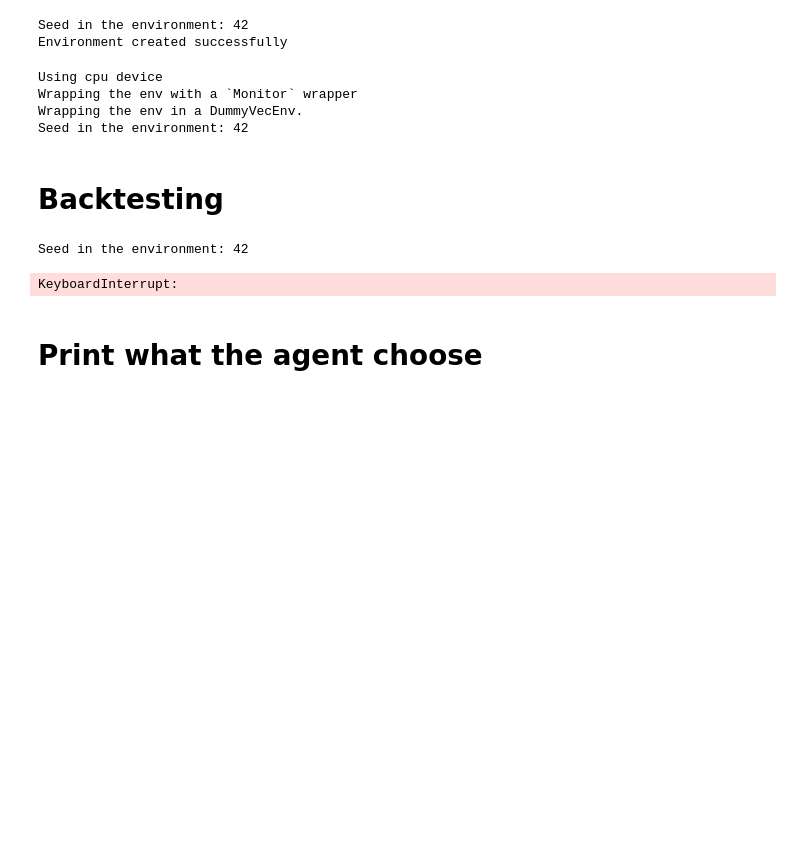
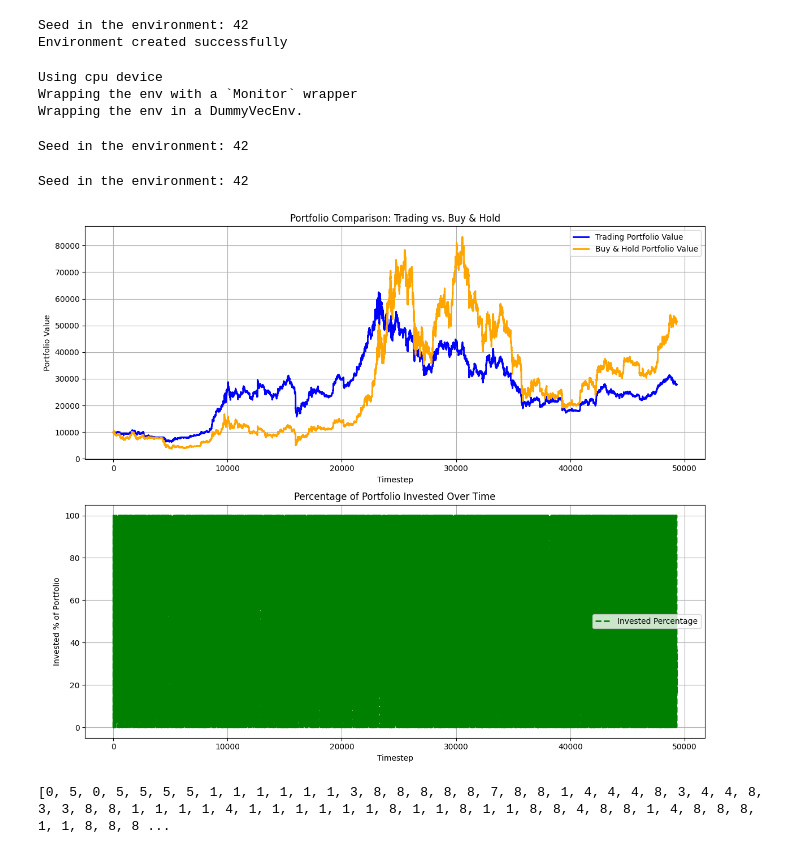
Before and after one commit to TrxtanF/Studienarbeit, a Jupyter notebook: Agents/DQN/DQN_Agent.ipynb, the cells around one changed output. Saved outputs shown, nothing was run; the diff lists cells and outputs as text; code cells hidden in the pictures; blank space fills up the shorter version.

```diff
--- a/Agents/DQN/DQN_Agent.ipynb
+++ b/Agents/DQN/DQN_Agent.ipynb
@@ -85,18 +215,26 @@ if(env is not None):
 # %% [output]
 Seed in the environment: 42
 Environment created successfully
+# %%
+# -------------------------------
+# DQN-Agenten initialisieren using Best Hyperparameters
+# -------------------------------
+best_params = study.best_trial.params
+model = DQN(
+    "MlpPolicy",
+    env,
+    verbose=1,
+    seed=SEED,
+    buffer_size=500_000,
+    learning_rate=best_params["learning_rate"],
+    gamma=best_params["gamma"],
+    batch_size=best_params["batch_size"]
+)
+# %% [output]
+Using cpu device
+Wrapping the env with a `Monitor` wrapper
+Wrapping the env in a DummyVecEnv.
 # %%
-# -------------------------------
-# DQN-Agenten initialisieren
-# -------------------------------
-model = DQN(
-    "MlpPolicy",
-    env,
-    verbose=1,
-    seed=SEED,
-    buffer_size=500_000  # set a smaller replay buffer size (50k transitions)
-)
-
 # -------------------------------
 # Training
 # -------------------------------
@@ -108,37 +246,38 @@ model.learn(
 # Speichere das trainierte Modell
 model.save("dqn_trading_model")
 # %% [output]
-Using cpu device
-Wrapping the env with a `Monitor` wrapper
-Wrapping the env in a DummyVecEnv.
 Seed in the environment: 42
-# %% [markdown]
-# Backtesting
 # %%
 # -------------------------------
-# Testlauf: Den trainierten Agenten in einer Episode ausführen
+# Testlauf: Den trainierten Agenten in einer Episode ausführen (Training Environment)
 # -------------------------------
 training_env = env
 
-obs, info = training_env.reset(seed=SEED)
+reset_result = training_env.reset(seed=SEED)
+if isinstance(reset_result, tuple):
+    obs, info = reset_result
+else:
+    obs = reset_result
 done = False
 
-# Liste der actionen
+# Liste der Aktionen
 action_list = []
 
 while not done:
-    # Bestimme die Aktion (deterministisch)
     action, _states = model.predict(obs, deterministic=True)
     action = int(action)  # oder: action = action.item()
-    obs, reward, done, truncated, info = training_env.step(action)
+    step_result = training_env.step(action)
+    if len(step_result) == 5:
+        obs, reward, done, truncated, info = step_result
+    else:
+        obs, reward, done, info = step_result
     action_list.append(action)
 
-# Hier wird der Zustand gerendert (z.B. als Plot). Du kannst den Render-Modus anpassen.
+# Rendern des aktuellen Zustands (z.B. als Plot)
 training_env.render(mode='human')
 print(action_list)
 # %% [output]
 Seed in the environment: 42
+[figure, added]
-KeyboardInterrupt:
+[0, 5, 0, 5, 5, 5, 5, 1, 1, 1, 1, 1, 1, 3, 8, 8, 8, 8, 8, 7, 8, 8, 1, 4, 4, 4, 8, 3, 4, 4, 8, 3, 3, 8, 8, 1, 1, 1, 1, 4, 1, 1, 1, 1, 1, 1, 8, 1, 1, 8, 1, 1, 8, 8, 4, 8, 8, 1, 4, 8, 8, 8, 1, 1, 8, 8, 8 ...
-# %% [markdown]
-# Print what the agent choose
 # %%
```
Also changed, not shown: parts of 11 cells of this notebook.
